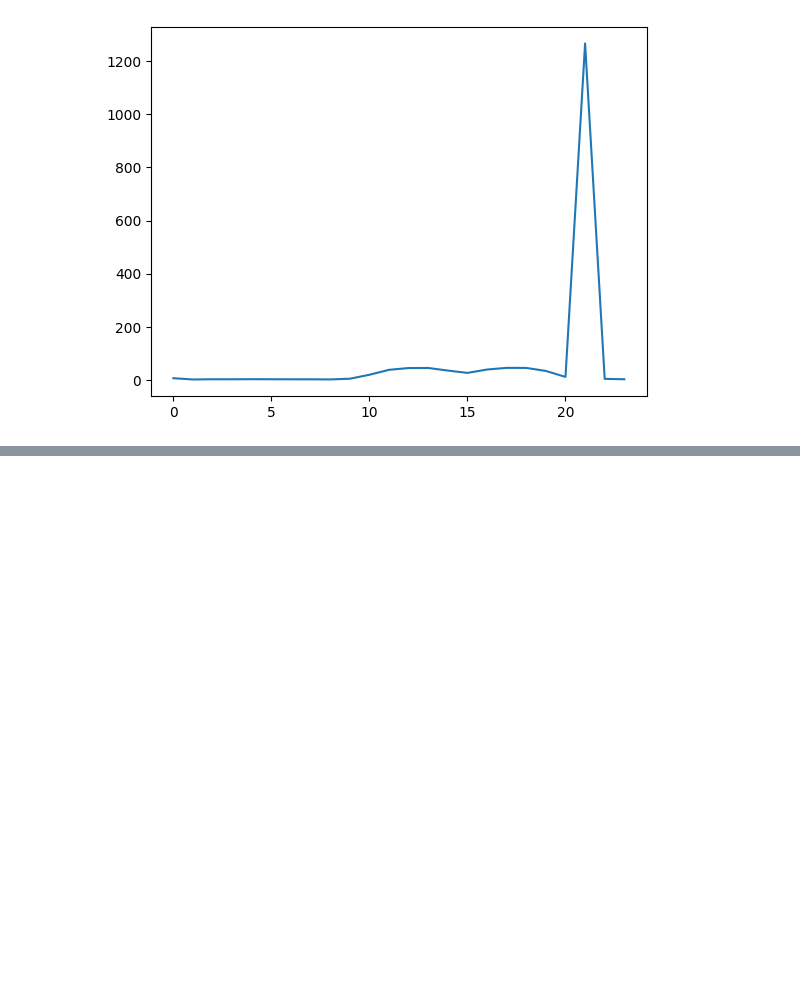
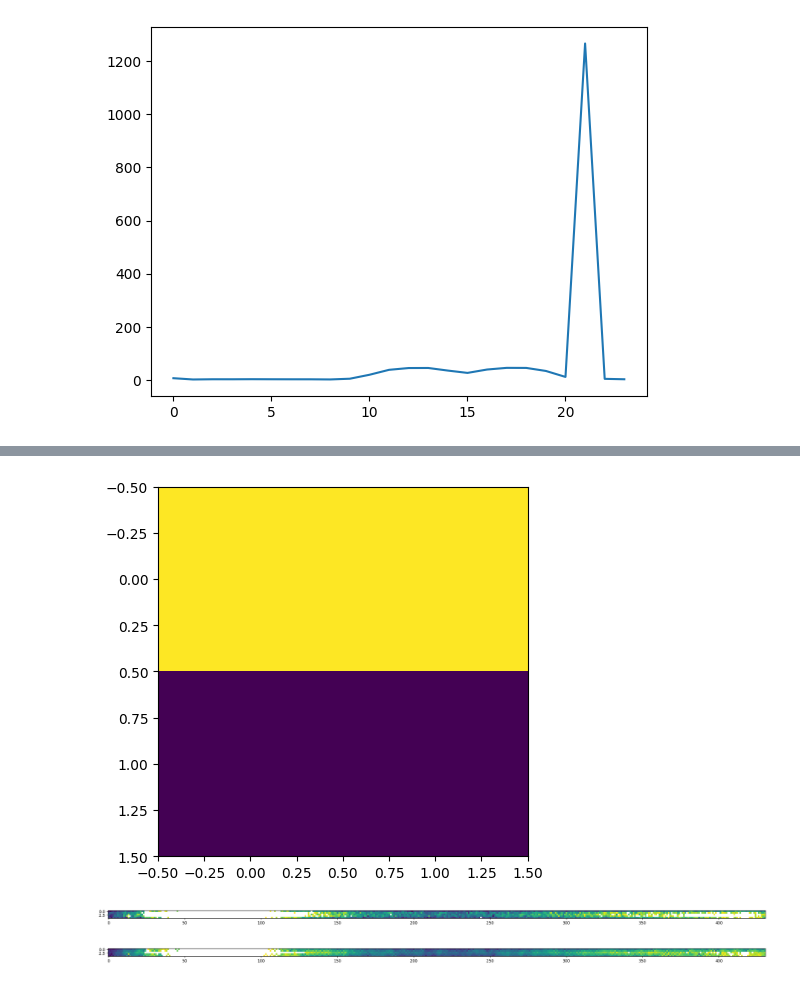
Before and after one commit to TimEpsilon/BetterNIRSpecBackground, a Jupyter notebook: Background_Testing.ipynb, the cells around one changed output, grey strips where cells are left out. Drawn from its saved outputs; the diff is of its cells as text; code cells hidden in the pictures; blank space fills up the shorter version.

```diff
--- a/Background_Testing.ipynb
+++ b/Background_Testing.ipynb
@@ -277,0 +375,34 @@ plt.show()
+# %%
+plt.figure()
+plt.imshow(np.array([[True,True],[False,False]]))
+plt.show()
+# %% [output]
+[figure, added]
+# %%
+data = np.load("test-data.npy")
+mask = np.load("test-mask.npy")
+
+data = np.ma.array(data,mask=mask,fill_value=np.nan)
+
+plt.figure(figsize=(30,4))
+plt.imshow(data)
+plt.show()
+
+non_nan = np.where(~mask)
+x = non_nan[0]
+y = non_nan[1]
+z = data[non_nan]
+z = np.ma.getdata(z)
+
+interp = IDWExtrapolation(np.c_[x, y], z, power=2)
+X = np.arange(data.shape[0])
+Y = np.arange(data.shape[1])
+YY,XX = np.meshgrid(Y,X)
+img = interp(XX,YY)
+
+plt.figure(figsize=(30,4))
+plt.imshow(img)
+plt.show()
+# %% [output]
+[figure, added]
+[figure, added]
```
Also changed, not shown: parts of 5 cells of this notebook, 2 other files.
